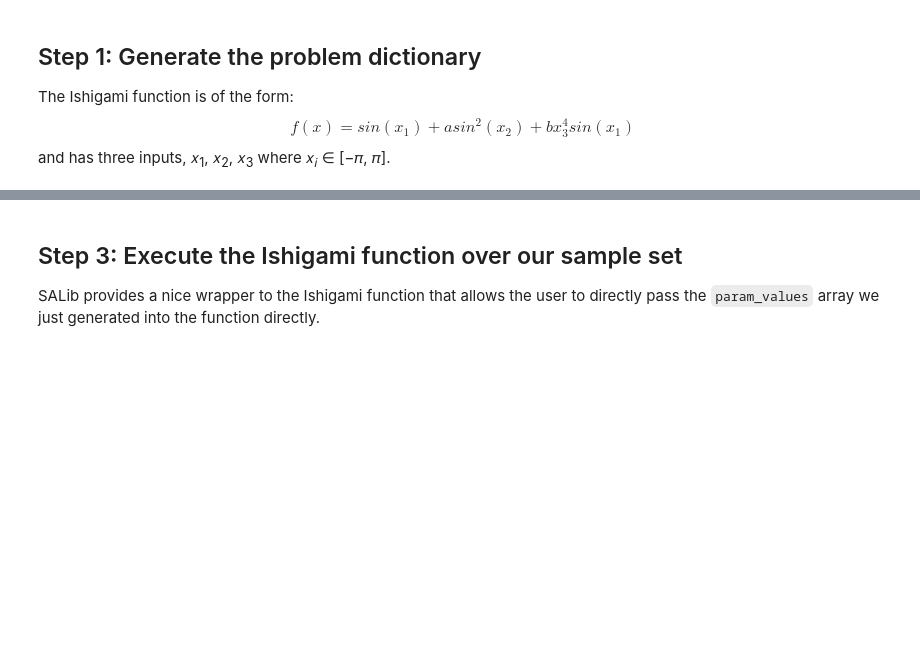
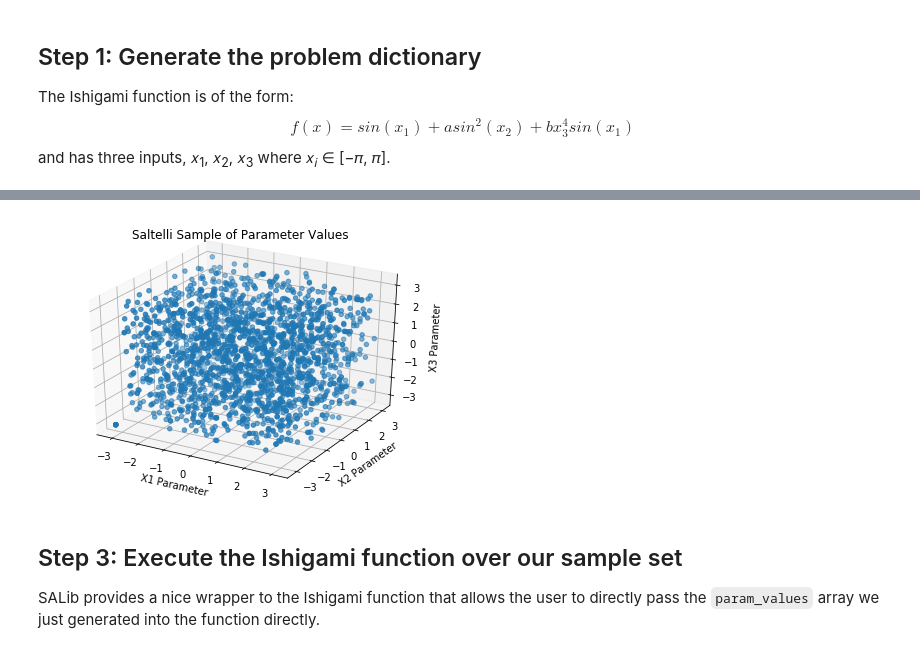
Before and after one commit to IMMM-SFA/msd_uncertainty_ebook, a Jupyter notebook: notebooks/sa_saltelli_sobol_ishigami.ipynb, the cells around one changed output, grey strips where cells are left out. Saved outputs shown, nothing was run; the diff lists cells and outputs as text; code cells hidden in the pictures; blank space fills up the shorter version.

```diff
--- a/notebooks/sa_saltelli_sobol_ishigami.ipynb
+++ b/notebooks/sa_saltelli_sobol_ishigami.ipynb
@@ -36,3 +46,17 @@ print(f"`param_values` shape:  {param_values.shape}")
+# %%
+#Plot the 2048 samples of the parameters
+
+fig = plt.figure(figsize = (7, 5))
+ax = plt.axes(projection ="3d")
+ax.scatter3D(param_values[:,0], param_values[:,1], param_values[:,2])
+ax.set_xlabel('X1 Parameter')
+ax.set_ylabel('X2 Parameter')
+ax.set_zlabel('X3 Parameter')
+plt.title("Saltelli Sample of Parameter Values")
+
+plt.show()
+# %% [output]
+[figure, added]
 # %% [markdown]
 ## Step 3:  Execute the Ishigami function over our sample set
 SALib provides a nice wrapper to the Ishigami function that allows the user to directly pass the `param_values` array we just generated into the function directly.
```
Also changed, not shown: parts of 14 cells of this notebook, 2 other files.
